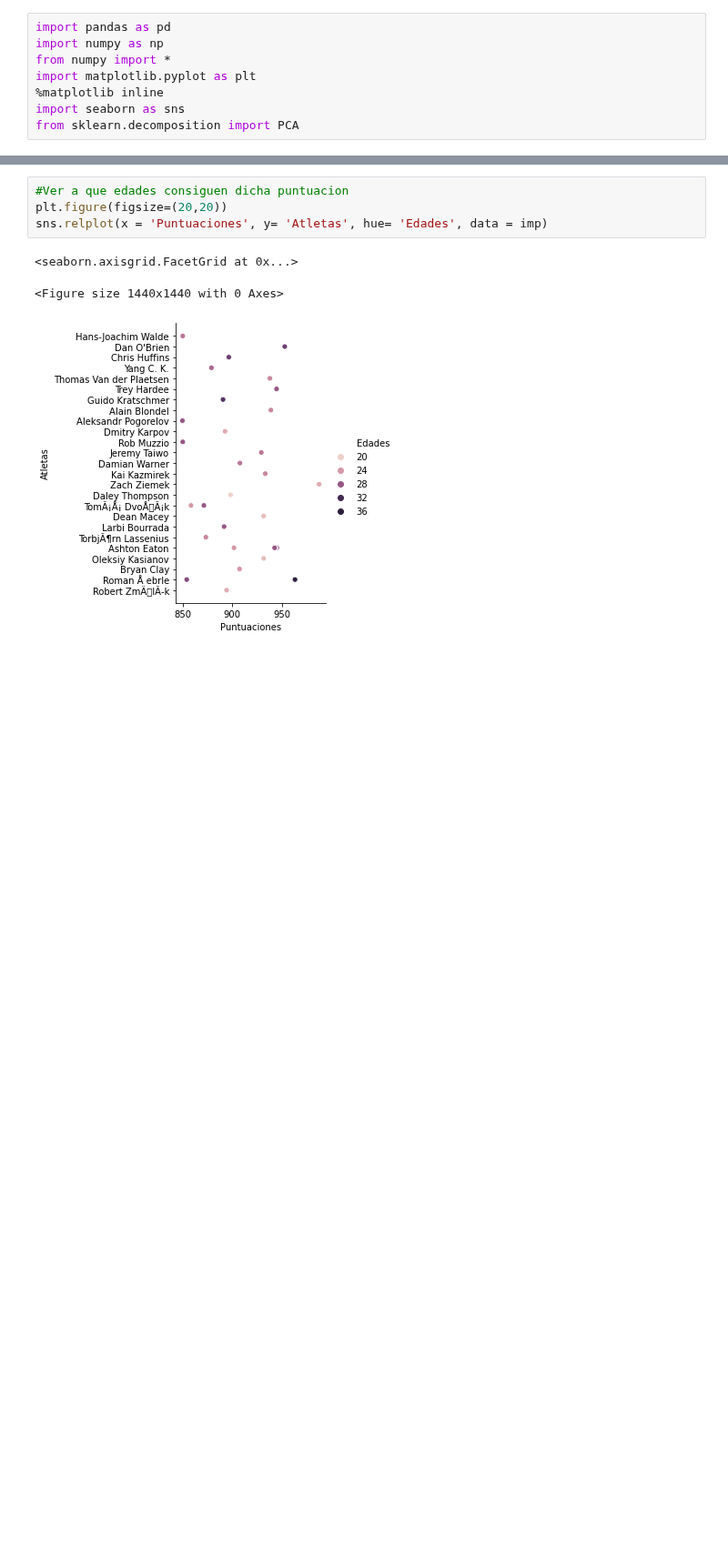
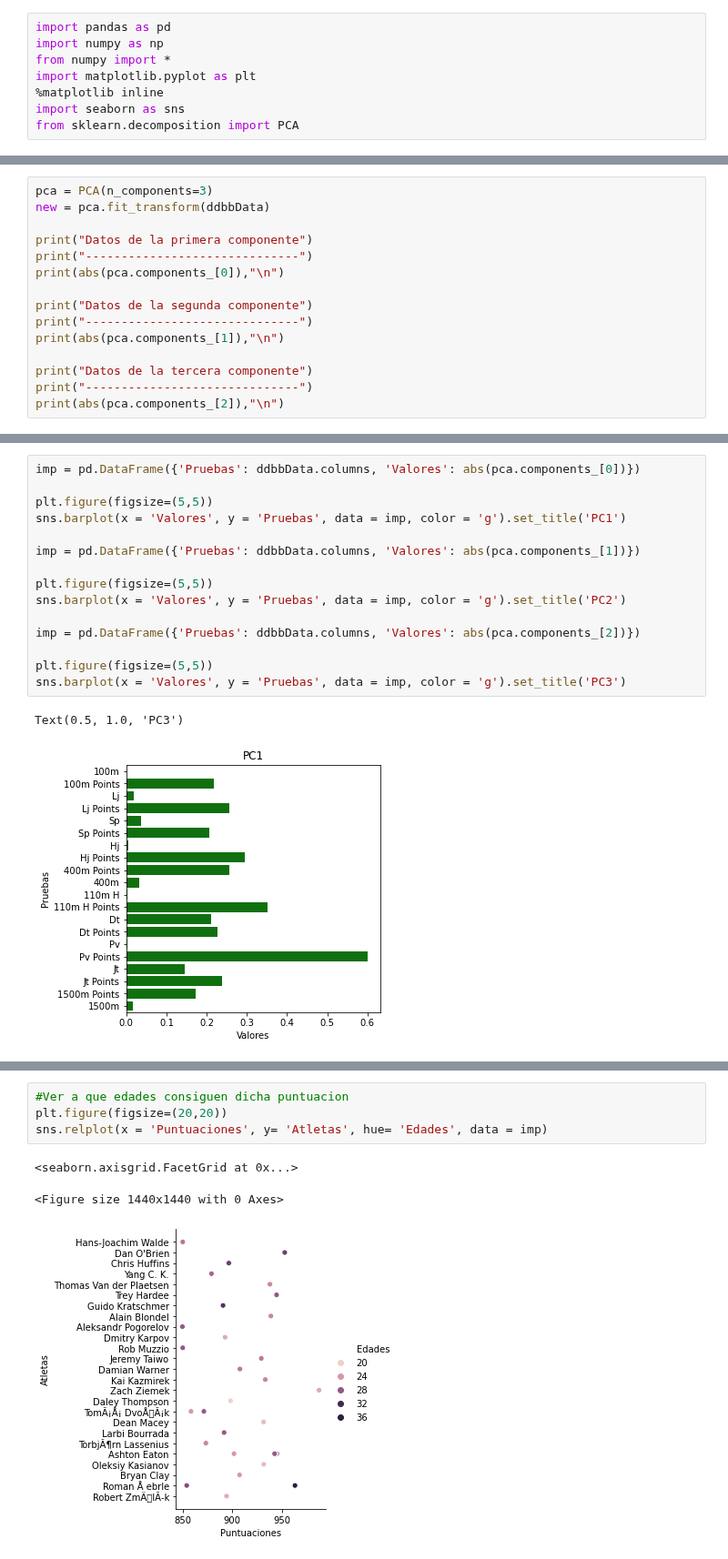
Before and after one commit to RaulCapellanFernandez/DecatlonEstadistics, a Jupyter notebook: InformationDDBB.ipynb, the cells around one changed output, grey strips where cells are left out. Shown at 91% size. Drawn from its saved outputs; the diff is of its cells as text; blank space fills up the shorter version.

```diff
--- a/InformationDDBB.ipynb
+++ b/InformationDDBB.ipynb
@@ -589,0 +67,15 @@ sns.relplot(x = 'Puntuaciones', y= 'Atletas', hue= 'Pruebas', data = imp)
+# %%
+pca = PCA(n_components=3)
+new = pca.fit_transform(ddbbData)
+
+print("Datos de la primera componente")
+print("------------------------------")
+print(abs(pca.components_[0]),"\n")
+
+print("Datos de la segunda componente")
+print("------------------------------")
+print(abs(pca.components_[1]),"\n")
+
+print("Datos de la tercera componente")
+print("------------------------------")
+print(abs(pca.components_[2]),"\n")
@@ -589,0 +100,18 @@ sns.relplot(x = 'Puntuaciones', y= 'Atletas', hue= 'Pruebas', data = imp)
+# %%
+imp = pd.DataFrame({'Pruebas': ddbbData.columns, 'Valores': abs(pca.components_[0])})
+
+plt.figure(figsize=(5,5))
+sns.barplot(x = 'Valores', y = 'Pruebas', data = imp, color = 'g').set_title('PC1')
+
+imp = pd.DataFrame({'Pruebas': ddbbData.columns, 'Valores': abs(pca.components_[1])})
+
+plt.figure(figsize=(5,5))
+sns.barplot(x = 'Valores', y = 'Pruebas', data = imp, color = 'g').set_title('PC2')
+
+imp = pd.DataFrame({'Pruebas': ddbbData.columns, 'Valores': abs(pca.components_[2])})
+
+plt.figure(figsize=(5,5))
+sns.barplot(x = 'Valores', y = 'Pruebas', data = imp, color = 'g').set_title('PC3')
+# %% [output]
+Text(0.5, 1.0, 'PC3')
+[figure, added]
```
Also changed, not shown: parts of 95 cells of this notebook.
